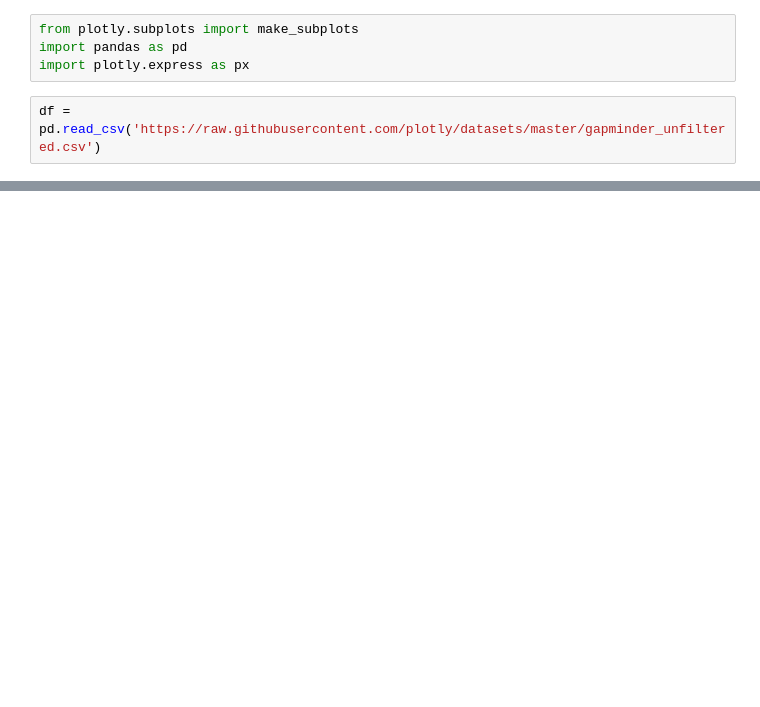
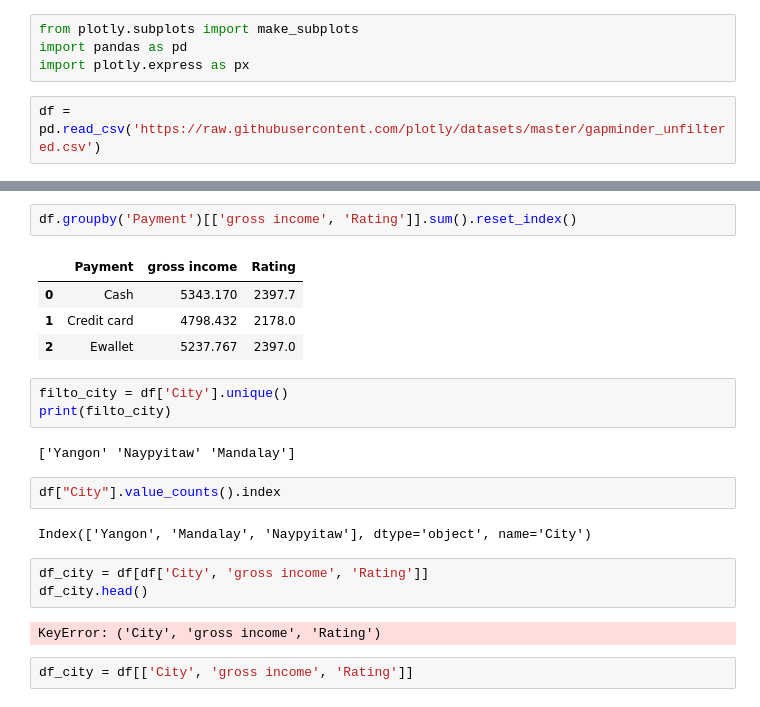
Before and after one commit to Dstinoco/python-dashboard, a Jupyter notebook: Untitled-1.ipynb, the cells around one changed output, grey strips where cells are left out. Saved outputs shown, nothing was run; the diff lists cells and outputs as text; blank space fills up the shorter version.

```diff
--- a/Untitled-1.ipynb
+++ b/Untitled-1.ipynb
@@ -27,0 +17,23 @@ ValueError: Mime type rendering requires nbformat>=4.2.0 but it is not installed
+# %%
+df.groupby('Payment')[['gross income', 'Rating']].sum().reset_index()
+# %% [output]
+|  | Payment | gross income | Rating |
+| 0 | Cash | 5343.170 | 2397.7 |
+| 1 | Credit card | 4798.432 | 2178.0 |
+| 2 | Ewallet | 5237.767 | 2397.0 |
+# %%
+filto_city = df['City'].unique()
+print(filto_city)
+# %% [output]
+['Yangon' 'Naypyitaw' 'Mandalay']
+# %%
+df["City"].value_counts().index
+# %% [output]
+Index(['Yangon', 'Mandalay', 'Naypyitaw'], dtype='object', name='City')
+# %%
+df_city = df[df['City', 'gross income', 'Rating']]
+df_city.head()
+# %% [output]
+KeyError: ('City', 'gross income', 'Rating')
+# %%
+df_city = df[['City', 'gross income', 'Rating']]
```
Also changed, not shown: parts of 8 cells of this notebook, 2 other files.
